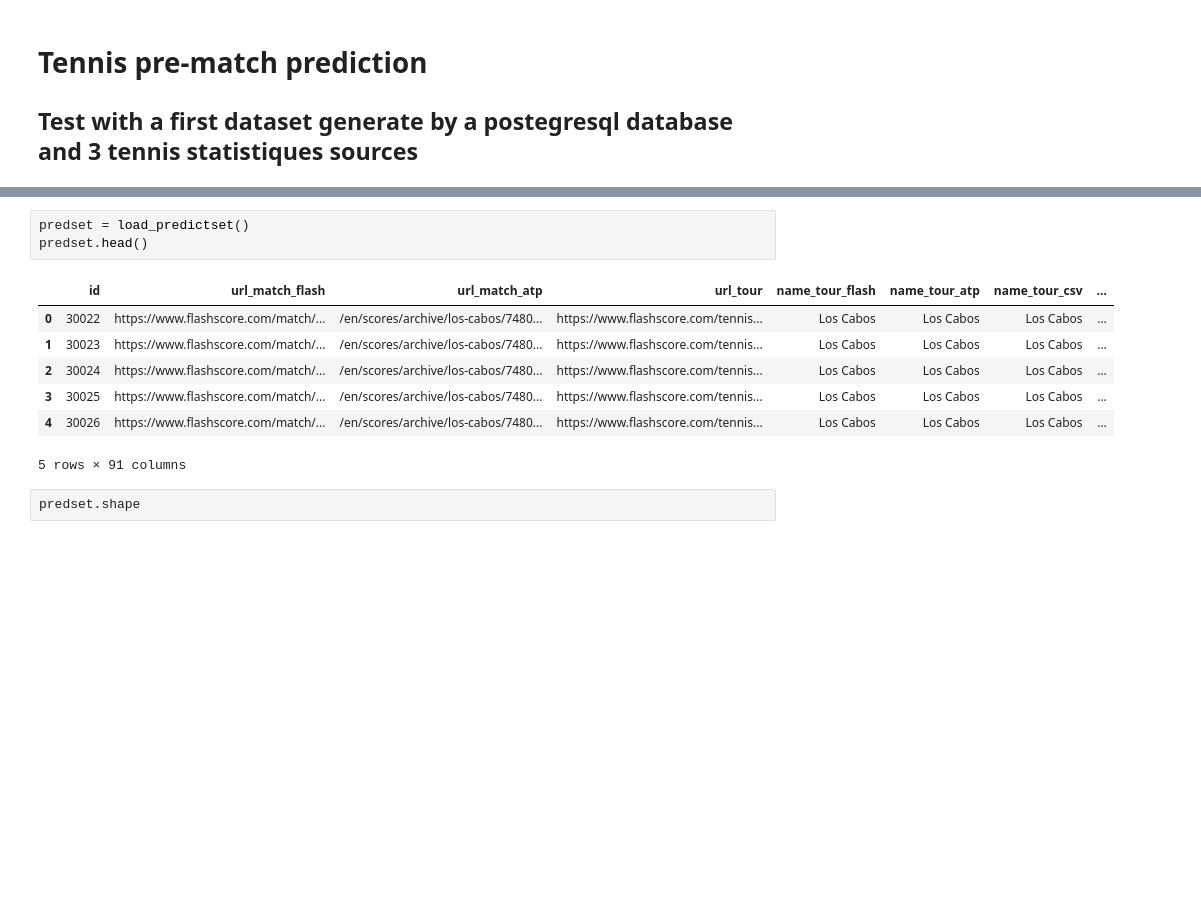
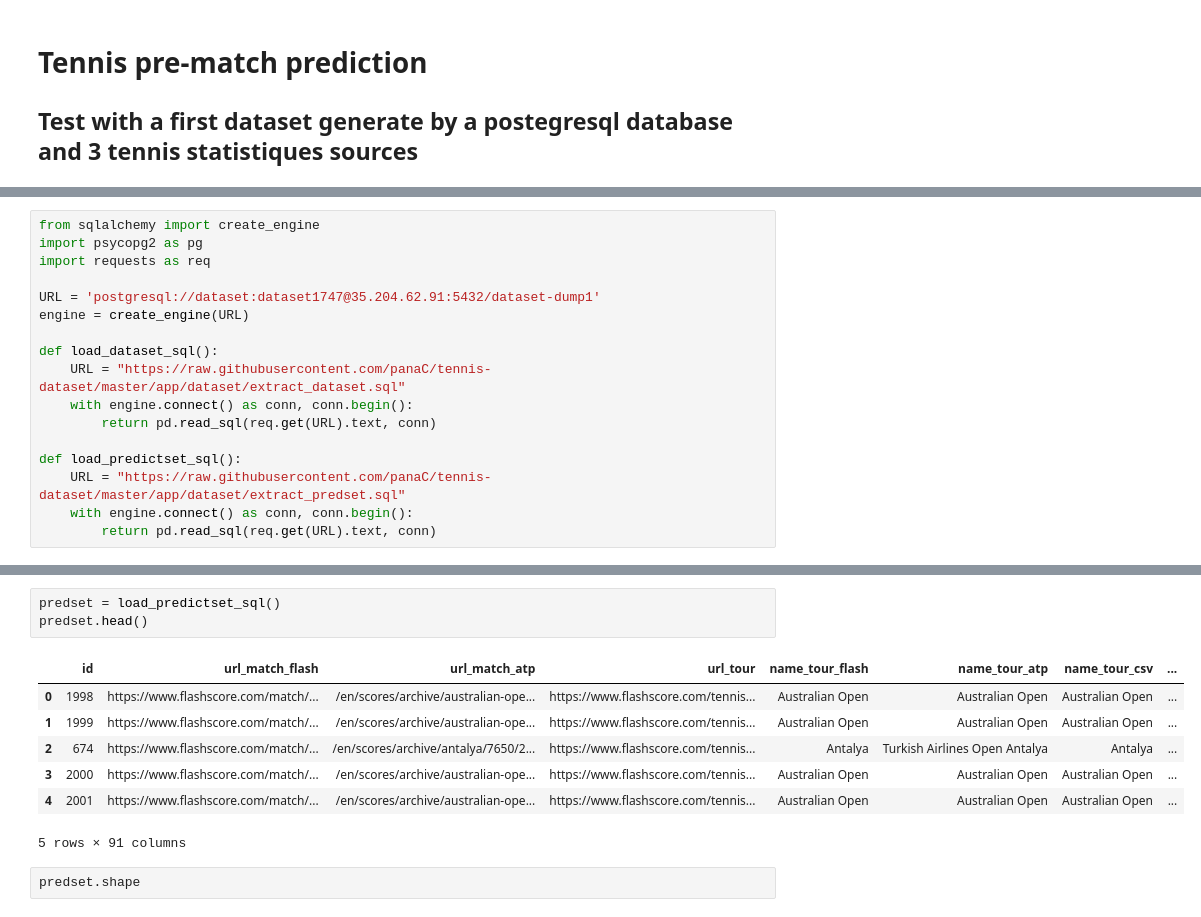
Before and after one commit to panaC/machine-learning, a Jupyter notebook: notebook/tennis/tennis pre-match.ipynb, the cells around one changed output, grey strips where cells are left out. Cells and saved outputs as stored; diff of their text form; blank space fills up the shorter version.

```diff
--- a/notebook/tennis/tennis pre-match.ipynb
+++ b/notebook/tennis/tennis pre-match.ipynb
@@ -49 +52,18 @@ def load_predictset(path=PATH, name=PRED):
+# %%
+from sqlalchemy import create_engine
+import psycopg2 as pg
+import requests as req
+
+URL = 'postgresql://dataset:dataset1747@35.204.62.91:5432/dataset-dump1'
+engine = create_engine(URL)
+
+def load_dataset_sql():
+    URL = "https://raw.githubusercontent.com/panaC/tennis-dataset/master/app/dataset/extract_dataset.sql"
+    with engine.connect() as conn, conn.begin():
+        return pd.read_sql(req.get(URL).text, conn)
+
+def load_predictset_sql():
+    URL = "https://raw.githubusercontent.com/panaC/tennis-dataset/master/app/dataset/extract_predset.sql"
+    with engine.connect() as conn, conn.begin():
+        return pd.read_sql(req.get(URL).text, conn)
 # %%
@@ -59,14 +79,14 @@ dataset.head()
 5 rows × 91 columns
 # %%
-predset = load_predictset()
+predset = load_predictset_sql()
 predset.head()
 # %% [output]
 |  | id | url_match_flash | url_match_atp | url_tour | name_tour_flash | name_tour_atp | name_tour_csv | ... |
-| 0 | 30022 | https://www.flashscore.com/match/... | /en/scores/archive/los-cabos/7480... | https://www.flashscore.com/tennis... | Los Cabos | Los Cabos | Los Cabos | ... |
-| 1 | 30023 | https://www.flashscore.com/match/... | /en/scores/archive/los-cabos/7480... | https://www.flashscore.com/tennis... | Los Cabos | Los Cabos | Los Cabos | ... |
-| 2 | 30024 | https://www.flashscore.com/match/... | /en/scores/archive/los-cabos/7480... | https://www.flashscore.com/tennis... | Los Cabos | Los Cabos | Los Cabos | ... |
-| 3 | 30025 | https://www.flashscore.com/match/... | /en/scores/archive/los-cabos/7480... | https://www.flashscore.com/tennis... | Los Cabos | Los Cabos | Los Cabos | ... |
-| 4 | 30026 | https://www.flashscore.com/match/... | /en/scores/archive/los-cabos/7480... | https://www.flashscore.com/tennis... | Los Cabos | Los Cabos | Los Cabos | ... |
+| 0 | 1998 | https://www.flashscore.com/match/... | /en/scores/archive/australian-ope... | https://www.flashscore.com/tennis... | Australian Open | Australian Open | Australian Open | ... |
+| 1 | 1999 | https://www.flashscore.com/match/... | /en/scores/archive/australian-ope... | https://www.flashscore.com/tennis... | Australian Open | Australian Open | Australian Open | ... |
+| 2 | 674 | https://www.flashscore.com/match/... | /en/scores/archive/antalya/7650/2... | https://www.flashscore.com/tennis... | Antalya | Turkish Airlines Open Antalya | Antalya | ... |
+| 3 | 2000 | https://www.flashscore.com/match/... | /en/scores/archive/australian-ope... | https://www.flashscore.com/tennis... | Australian Open | Australian Open | Australian Open | ... |
+| 4 | 2001 | https://www.flashscore.com/match/... | /en/scores/archive/australian-ope... | https://www.flashscore.com/tennis... | Australian Open | Australian Open | Australian Open | ... |
 5 rows × 91 columns
 # %%
 predset.shape
```
Also changed, not shown: parts of 53 cells of this notebook, 2 other files.
